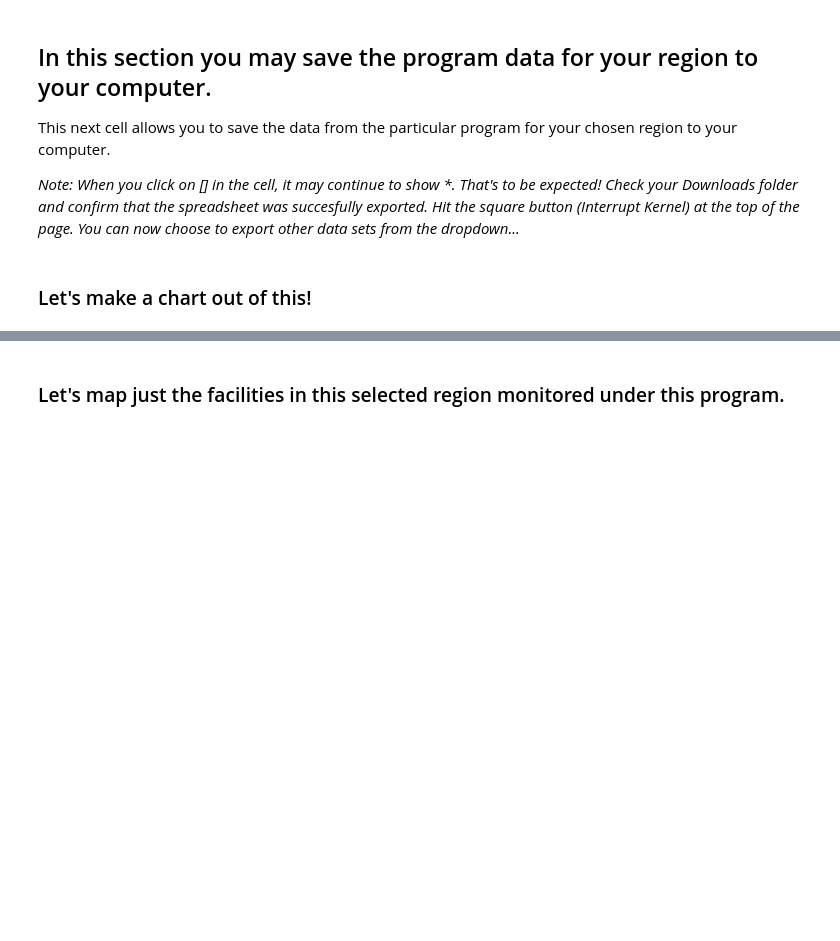
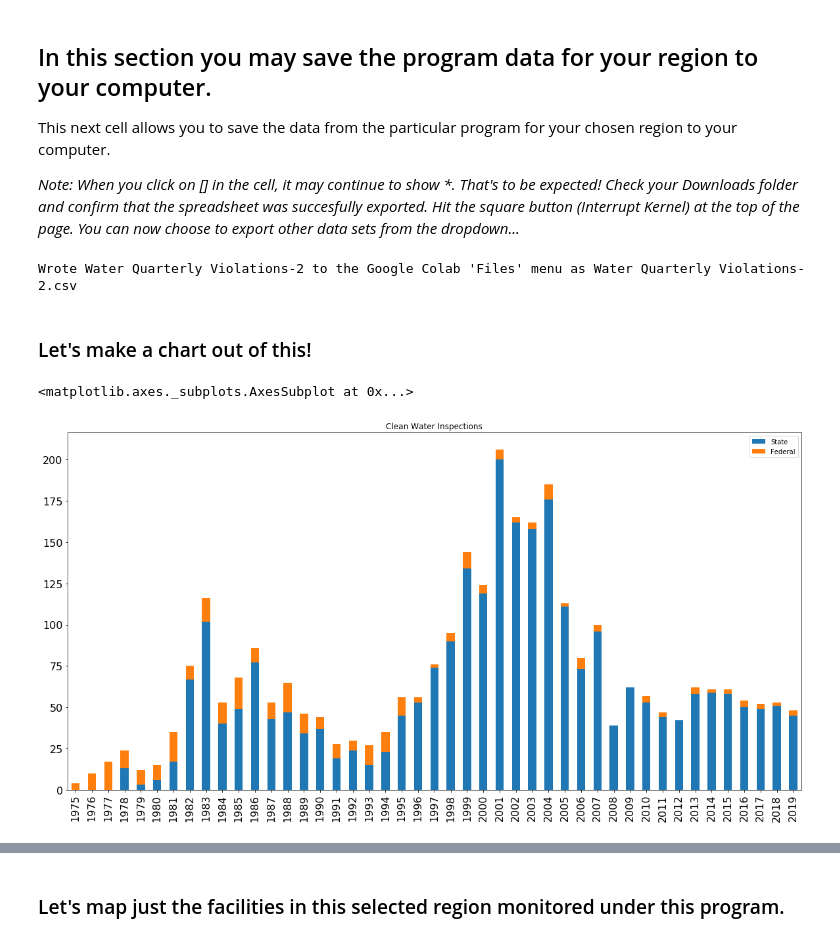
Before and after one commit to edgi-govdata-archiving/ECHO-Cross-Program, a Jupyter notebook: facility-all-programs.ipynb, the cells around one changed output, grey strips where cells are left out. Cells and saved outputs as stored; diff of their text form; code cells hidden in the pictures; blank space fills up the shorter version.

Commit message:
experiment in showing state vs federal action
very rough draft

```diff
--- a/facility-all-programs.ipynb
+++ b/facility-all-programs.ipynb
@@ -85,13 +85,14 @@ def get_data( sql, index_field=None ):
 # to retrieve data from the database.
 class DataSet:
     def __init__( self, name, table_name, echo_type,
-                 idx_field, date_field, date_format, sql = None ):
+                 idx_field, date_field, date_format, agency_field, sql = None ):
         self.name = name                    #Friendly name
         self.table_name = table_name        #Database table name
         self.echo_type = echo_type          #AIR, NPDES, RCRA, SDWA
         self.idx_field = idx_field          #The table's index field
         self.date_field = date_field
         self.date_format = date_format
+        self.agency_field = agency_field
         self.sql = sql                      #The SQL query to retrieve the data
 
     def get_data( self, ee_ids ):
@@ -346,2 +447,20 @@ print( "Wrote "+filename+" to the Google Colab 'Files' menu as %s" %(fullpath))
+# %%
+# Create a DataSet object for each of the programs we track.
+# Initialize each one with the information it needs to do its query
+# of the database.
+# Store the DataSet objects in a dictionary with keys being the
+# friendly names of the program, which will be used in selection
+# widgets.
+
+data_sets = {}
+
+ds = DataSet( name='Clean Water Inspections', echo_type="NPDES",
+                table_name='NPDES_INSPECTIONS', idx_field='NPDES_ID',
+                date_field='ACTUAL_END_DATE', date_format='%m/%d/%Y', agency_field='STATE_EPA_FLAG')
+data_sets[ ds.name ] = ds
+ds = DataSet( name='Water Quarterly Violations', echo_type="NPDES",
+                table_name='NPDES_QNCR_HISTORY', idx_field='NPDES_ID',
+                date_field='YEARQTR', date_format='%Y', agency_field='STATE_EPA_FLAG')
+data_sets[ ds.name ] = ds
 # %% [markdown]
 ### We need to set up some data structures in this next cell that will be used in the remainder of the report.
@@ -511,10 +598,26 @@ This next cell allows you to save the data from the particular program for your
 
 _Note: When you click on [] in the cell, it may continue to show \*. That's to be expected! Check your Downloads folder and confirm that the spreadsheet was succesfully exported. Hit the square button (Interrupt Kernel) at the top of the page. You can now choose to export other data sets from the dropdown..._
 # %%
-filename = program.name + '-' + region_selected
+filename = program.name + '-' + str(region_selected)
 fullpath = filename+'.csv'
 program_data.to_csv( fullpath )
 
 print( "Wrote "+filename+" to the Google Colab 'Files' menu as %s" %(fullpath))
+# %% [output]
+Wrote Water Quarterly Violations-2 to the Google Colab 'Files' menu as Water Quarterly Violations-2.csv
 # %% [markdown]
 ### Let's make a chart out of this!
+# %%
+program_data['State'] = np.where(program_data[program.agency_field]=="S", 1,0)
+program_data['Federal']= np.where(program_data[program.agency_field]=="E", 1,0)
+
+g = program_data.groupby([pd.to_datetime(program_data[program.date_field], format=program.date_format)])[["State", "Federal"]].sum()
+g = g.resample("Y").sum()
+g.index = g.index.strftime('%Y')
+g
+
+ax = g.plot(kind='bar', stacked=True, title = program.name, figsize=(20, 10), fontsize=16)
+ax
+# %% [output]
+<matplotlib.axes._subplots.AxesSubplot at 0x...>
+[figure, added]
```
Also changed, not shown: parts of 12 cells of this notebook.
